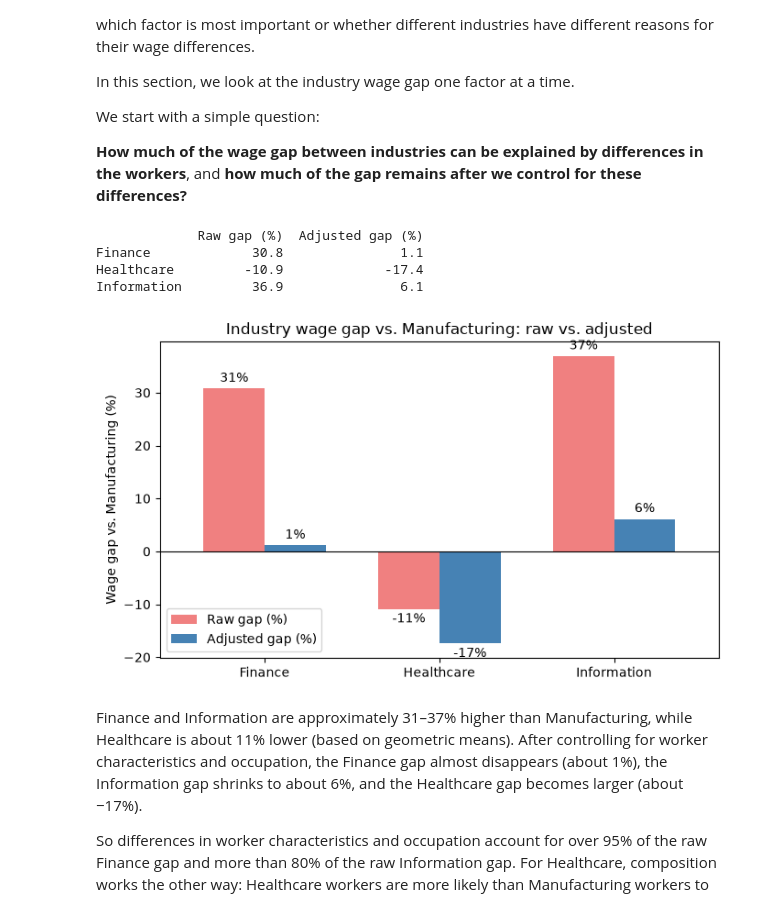
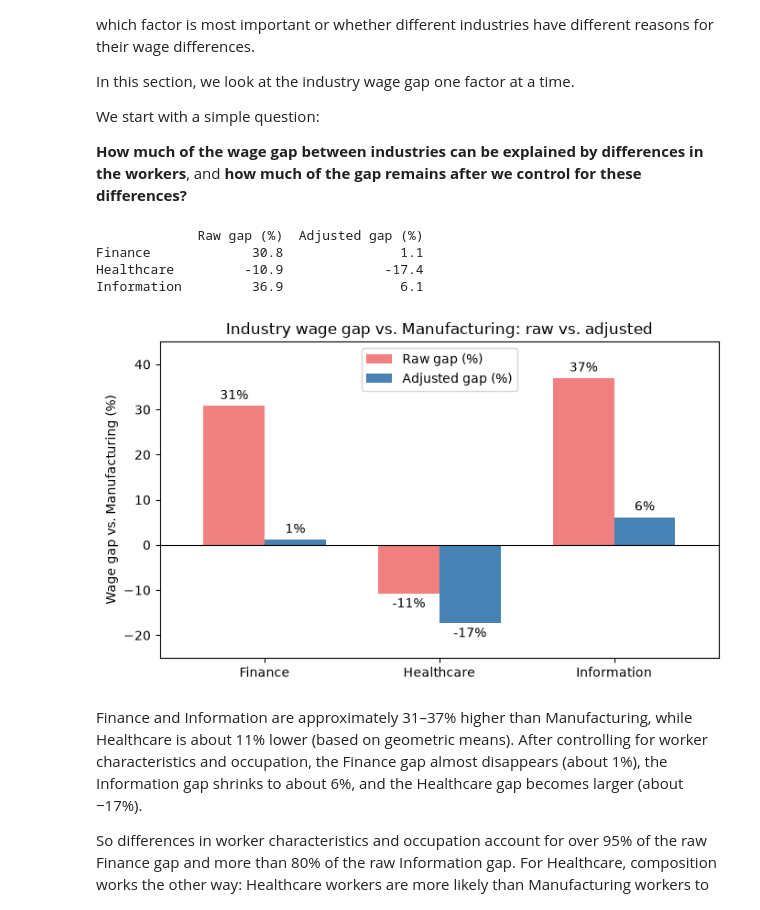
Before and after one commit to evesaito/income-differences-analysis, a Jupyter notebook: seniorcapstone.ipynb, the cells around one changed output. Drawn from its saved outputs; the diff is of its cells as text; code cells hidden in the pictures.

```diff
--- a/seniorcapstone.ipynb
+++ b/seniorcapstone.ipynb
@@ -914,34 +914,35 @@ We start with a simple question:
 # %%
 # Compare raw and adjusted wage gap
 
 m_raw = fit_wls(BASE_FORMULA, df_analysis)
 gap_table = pd.DataFrame({
     'Raw gap (%)': industry_gaps(m_raw),
     'Adjusted gap (%)': industry_gaps(wls_model),
 })
 print(gap_table.round(1))
 
 # --- Visualize the results with a bar chart and saved as PNG for README ---
 import os
 os.makedirs('figures', exist_ok=True)
 
 fig, ax = plt.subplots(figsize=(7, 4.2))
 gap_table.plot(kind='bar', ax=ax, color=['lightcoral', 'steelblue'], width=0.7)
 ax.axhline(0, color='black', linewidth=0.8)
 for c in ax.containers:
     ax.bar_label(c, fmt='%.0f%%', padding=3)
+ax.set_ylim(-25, 45)
 ax.set_ylabel('Wage gap vs. Manufacturing (%)')
 ax.set_title('Industry wage gap vs. Manufacturing: raw vs. adjusted')
-ax.legend(title='')
+ax.legend(title='', loc='upper center')
 plt.xticks(rotation=0)
 plt.tight_layout()
-fig.savefig('figures/industry_gap.png', dpi=200)
+fig.savefig('figures/industry_gap.png', dpi=200, bbox_inches='tight')
 # %% [output]
              Raw gap (%)  Adjusted gap (%)
 Finance             30.8               1.1
 Healthcare         -10.9             -17.4
 Information         36.9               6.1
-[figure, old version]
+[figure, new version]
 # %% [markdown]
 Finance and Information are approximately 31–37% higher than Manufacturing, while Healthcare is about 11% lower (based on geometric means).
 After controlling for worker characteristics and occupation, the Finance gap almost disappears (about 1%), the Information gap shrinks to about 6%, and the Healthcare gap becomes larger (about −17%).
```
Also changed, not shown: 1 other file.
